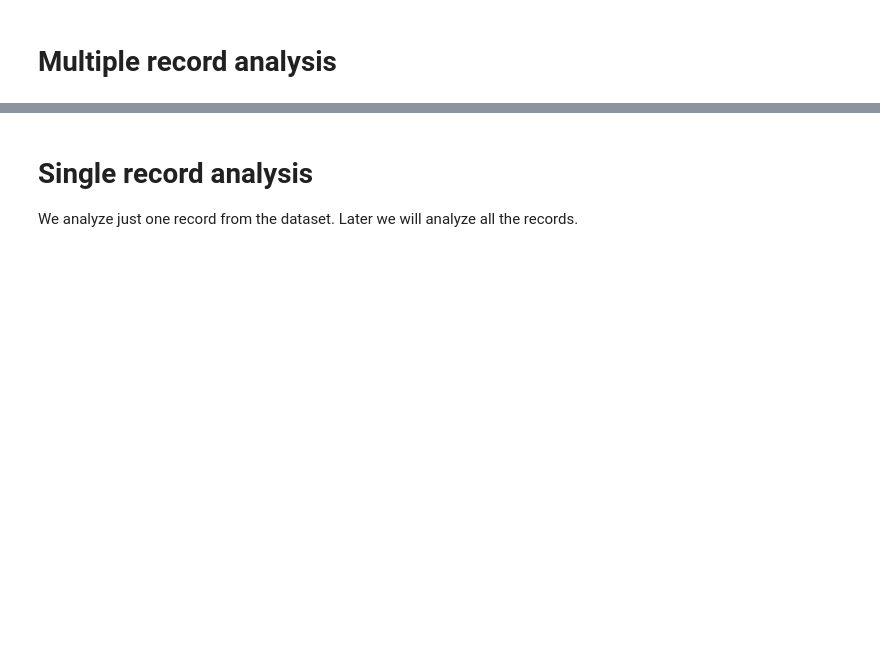
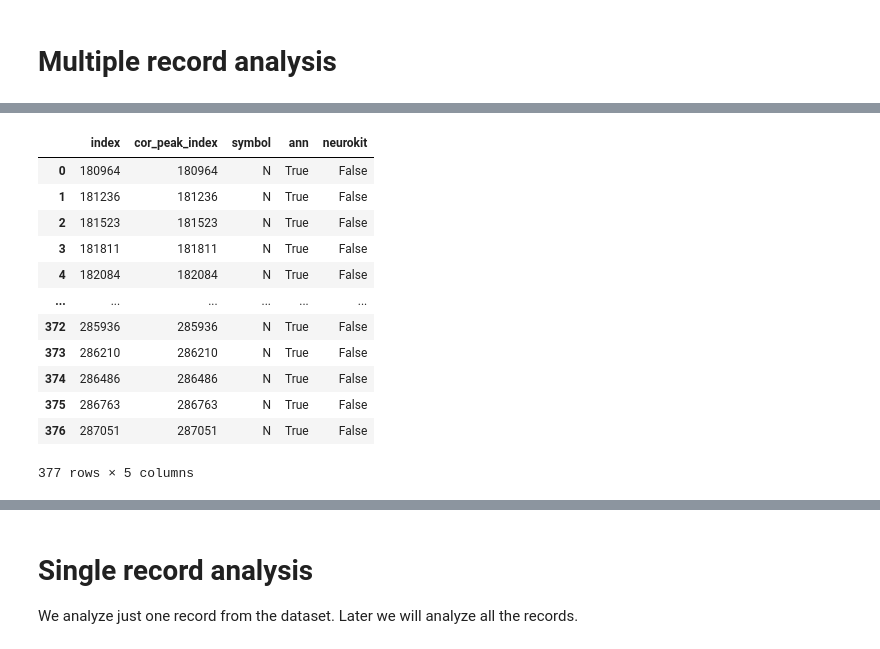
Before and after one commit to Vinicius667/ectopic_beats_detection, a Jupyter notebook: 02_neurokit.ipynb, the cells around one changed output, grey strips where cells are left out. Saved outputs shown, nothing was run; the diff lists cells and outputs as text; code cells hidden in the pictures; blank space fills up the shorter version.

```diff
--- a/02_neurokit.ipynb
+++ b/02_neurokit.ipynb
@@ -33,7 +33,7 @@ if is_running_on_colab:
   if not os.path.samefile(os.getcwd(),code_directory):
     os.chdir(code_directory)
 
-from utils import create_compare_df, create_df_beats, create_dict_results, plot_results, calculate_metrics, resolve_relative_path
+from utils import create_compare_df, create_dict_results, plot_results, calculate_metrics, resolve_relative_path
 from globals import *
 import sys
 import neurokit2 as nk
@@ -46,12 +46,12 @@ from os.path import join
 import pyarrow as pa
 from typing import Any, Dict, Iterable, List, Tuple, Union
 from numpy import typing as npt
-from utils import Processor, Processors
+from utils import Processor, Processors, load_df_multi_analysis, load_record, apply_processors, correct_peaks
 from datetime import datetime
 import pickle
 from multiprocessing import Pool, cpu_count
 from timeit import default_timer as timer
-
+import glob
 
 pd.set_option('display.max_columns', None)
 
@@ -59,6 +59,10 @@ df_record_lead_ann = pd.read_parquet(join(dataframes_directory, 'df_record_lead_
 df_lead_ann_summery =  pd.read_parquet(join(dataframes_directory, 'df_lead_ann_summery.parquet'))
 df_ann_summery = pd.read_parquet(join(dataframes_directory, 'df_ann_summery.parquet'))
 df_code_description = pd.read_parquet(join(dataframes_directory, 'df_code_description.parquet'))
+
+df_multi_analysis = load_df_multi_analysis(glob.glob(join(dataframes_directory, 'dict_multi_analysis*.pickle')))
+# %%
+df_multi_analysis = df_multi_analysis.head(0)
 # %% [markdown]
 # Multiple record analysis
 # %%
@@ -163,0 +379,16 @@ KeyboardInterrupt:
+# %%
+df_comp_methods
+# %% [output]
+|  | index | cor_peak_index | symbol | ann | neurokit |
+| 0 | 180964 | 180964 | N | True | False |
+| 1 | 181236 | 181236 | N | True | False |
+| 2 | 181523 | 181523 | N | True | False |
+| 3 | 181811 | 181811 | N | True | False |
+| 4 | 182084 | 182084 | N | True | False |
+| ... | ... | ... | ... | ... | ... |
+| 372 | 285936 | 285936 | N | True | False |
+| 373 | 286210 | 286210 | N | True | False |
+| 374 | 286486 | 286486 | N | True | False |
+| 375 | 286763 | 286763 | N | True | False |
+| 376 | 287051 | 287051 | N | True | False |
+377 rows × 5 columns
```
Also changed, not shown: parts of 17 cells of this notebook, 2 other files.
